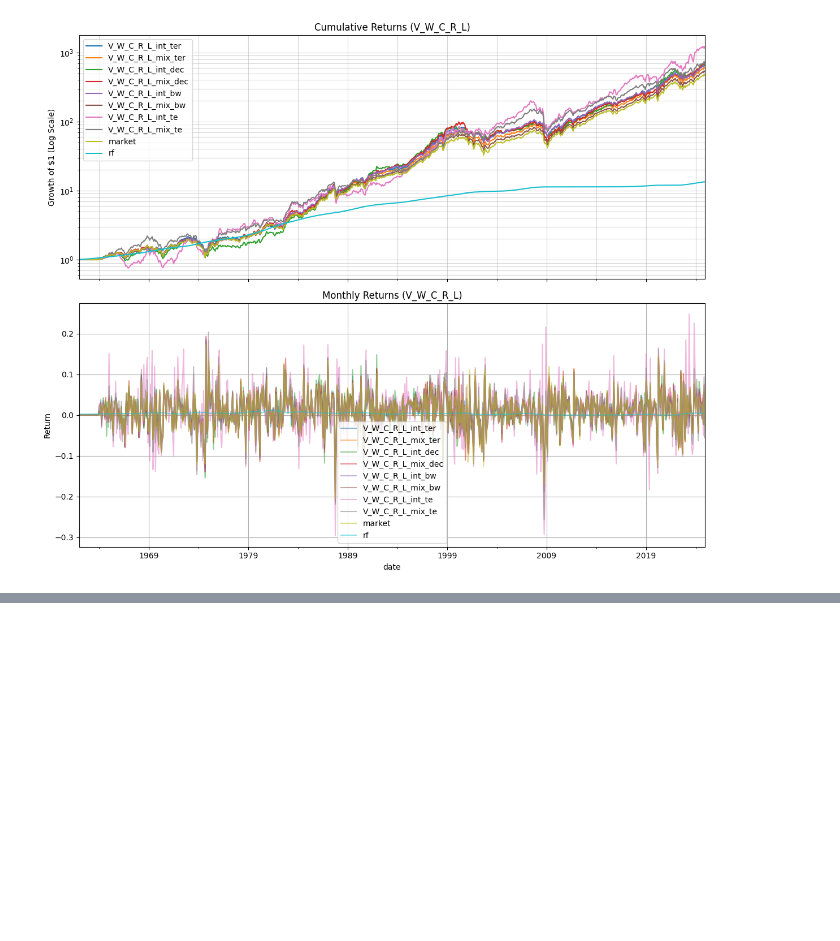
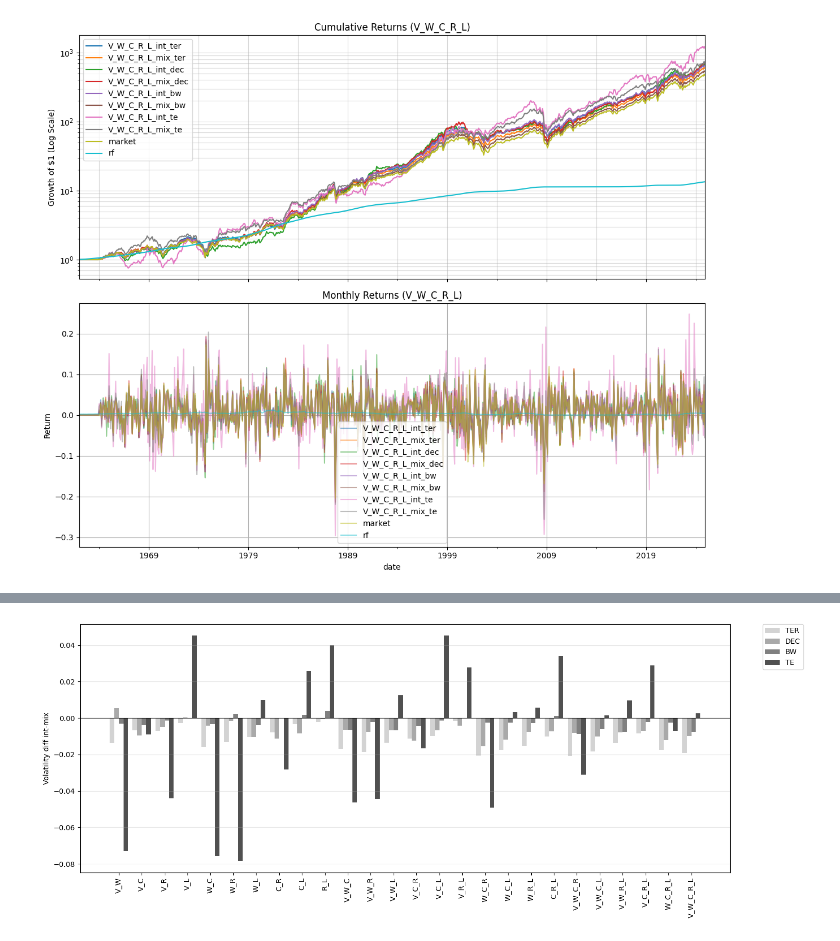
Before and after one commit to christopher-dybdahl/integrated-portfolio-factor-allocation, a Jupyter notebook: notebooks/strategy_returns.ipynb, the cells around one changed output, grey strips where cells are left out. Drawn from its saved outputs; the diff is of its cells as text; code cells hidden in the pictures; blank space fills up the shorter version.

```diff
--- a/notebooks/strategy_returns.ipynb
+++ b/notebooks/strategy_returns.ipynb
@@ -192,0 +196,6 @@ plot_sharpe_comparison(df_sharpe, all_factors, portfolios_to_plot)
+# %%
+# Plot Volatility Difference
+df_vol = pd.read_csv(summary_dir / "vol_summary.csv", index_col=0)
+plot_metric_diff(df_vol, portfolios_to_plot, metric_name="Volatility")
+# %% [output]
+[figure, added]
```
Also changed, not shown: parts of 5 cells of this notebook, 8 other files.
